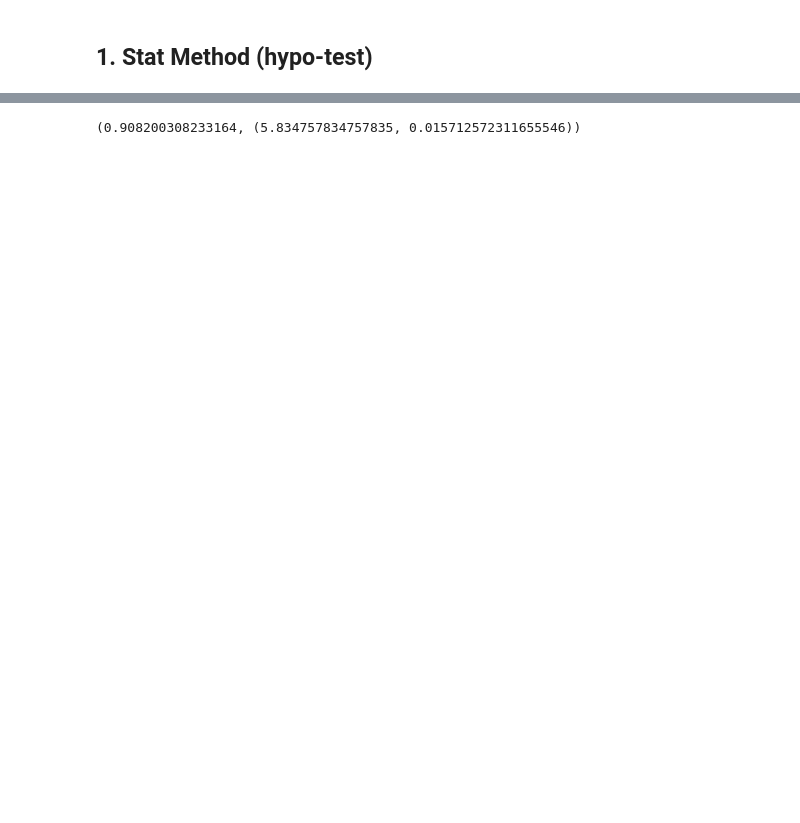
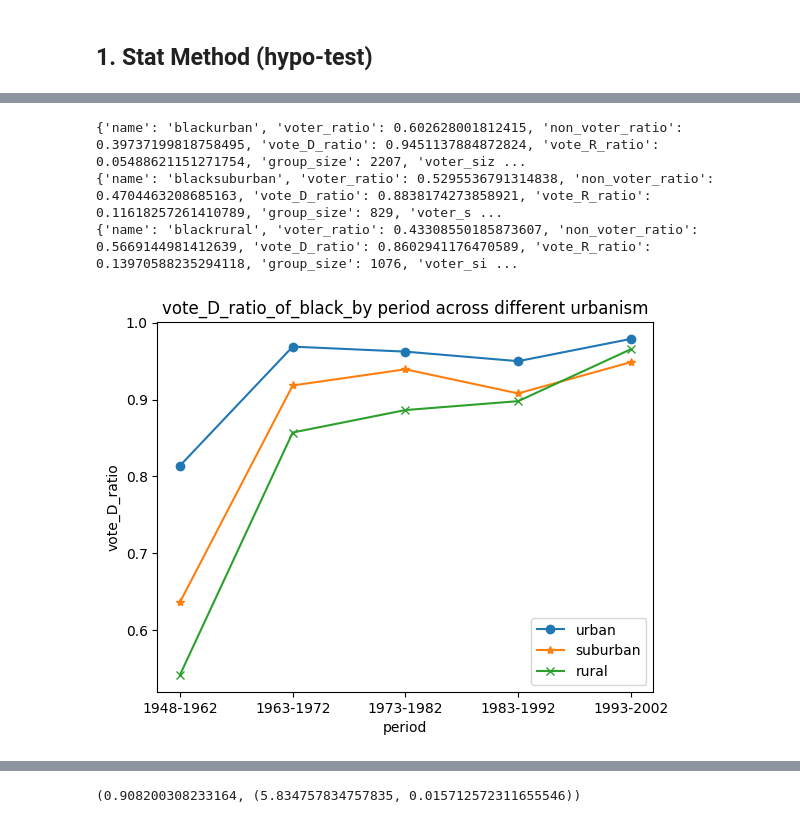
Before and after one commit to xuangu-fang/ML-Poli-Sci, a Jupyter notebook: code/hypotheses_verify.ipynb, the cells around one changed output, grey strips where cells are left out. Saved outputs shown, nothing was run; the diff lists cells and outputs as text; code cells hidden in the pictures; blank space fills up the shorter version.

```diff
--- a/code/hypotheses_verify.ipynb
+++ b/code/hypotheses_verify.ipynb
@@ -154,0 +249,7 @@ black_rural_ratio_dict =  stat_ratio(black_rural_group, 'black_rural_group')
+# %%
+plot_period(data_new[data_new['Race7'] == 2], group_name='black', ratio_name='vote_D_ratio', period_list = [(1948,1962),(1963, 1972),(1973, 1982),(1983, 1992),(1993, 2002)])
+# %% [output]
+{'name': 'blackurban', 'voter_ratio': 0.602628001812415, 'non_voter_ratio': 0.39737199818758495, 'vote_D_ratio': 0.9451137884872824, 'vote_R_ratio': 0.05488621151271754, 'group_size': 2207, 'voter_siz ...
+{'name': 'blacksuburban', 'voter_ratio': 0.5295536791314838, 'non_voter_ratio': 0.4704463208685163, 'vote_D_ratio': 0.8838174273858921, 'vote_R_ratio': 0.11618257261410789, 'group_size': 829, 'voter_s ...
+{'name': 'blackrural', 'voter_ratio': 0.43308550185873607, 'non_voter_ratio': 0.5669144981412639, 'vote_D_ratio': 0.8602941176470589, 'vote_R_ratio': 0.13970588235294118, 'group_size': 1076, 'voter_si ...
+[figure, added]
```
Also changed, not shown: parts of 23 cells of this notebook, 1 other file.
